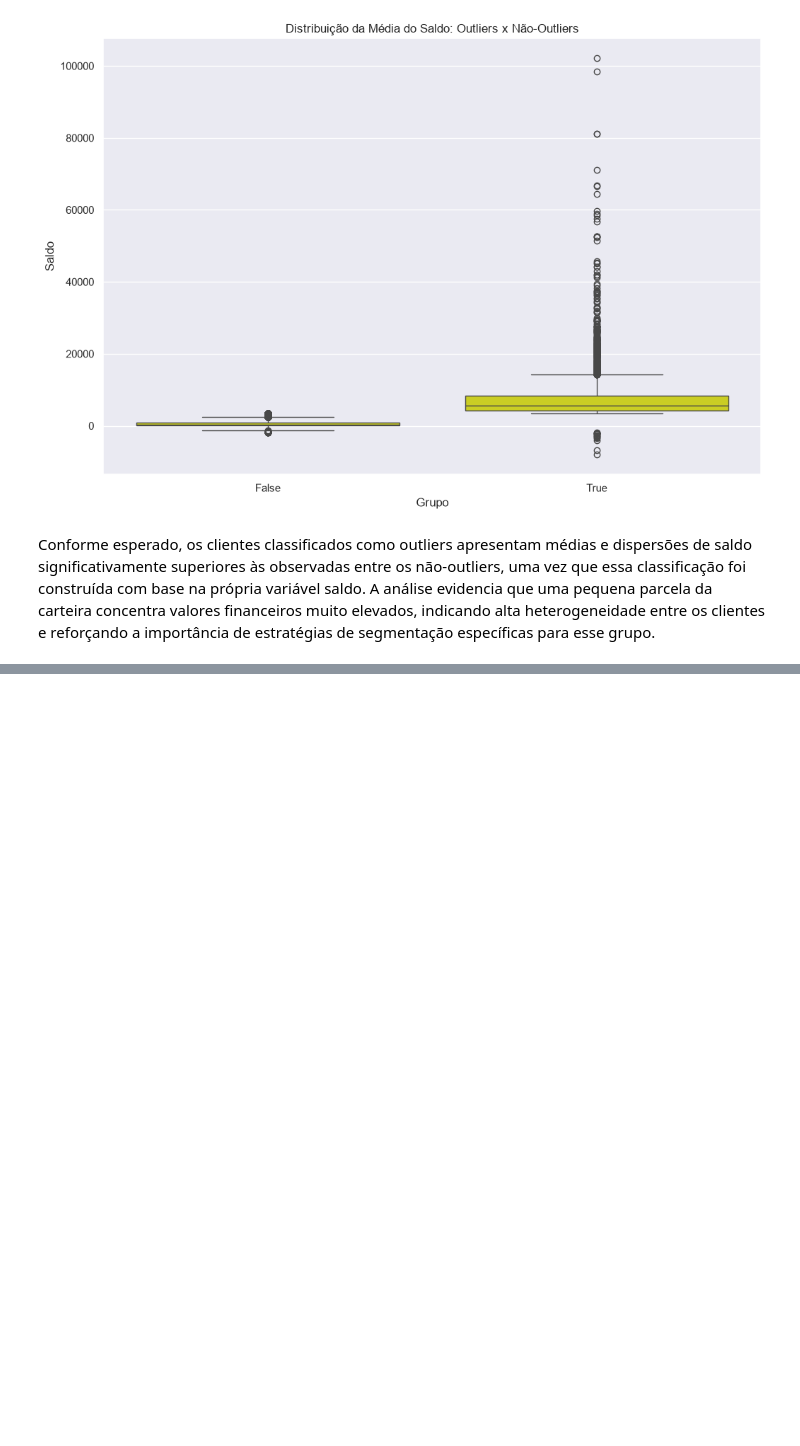
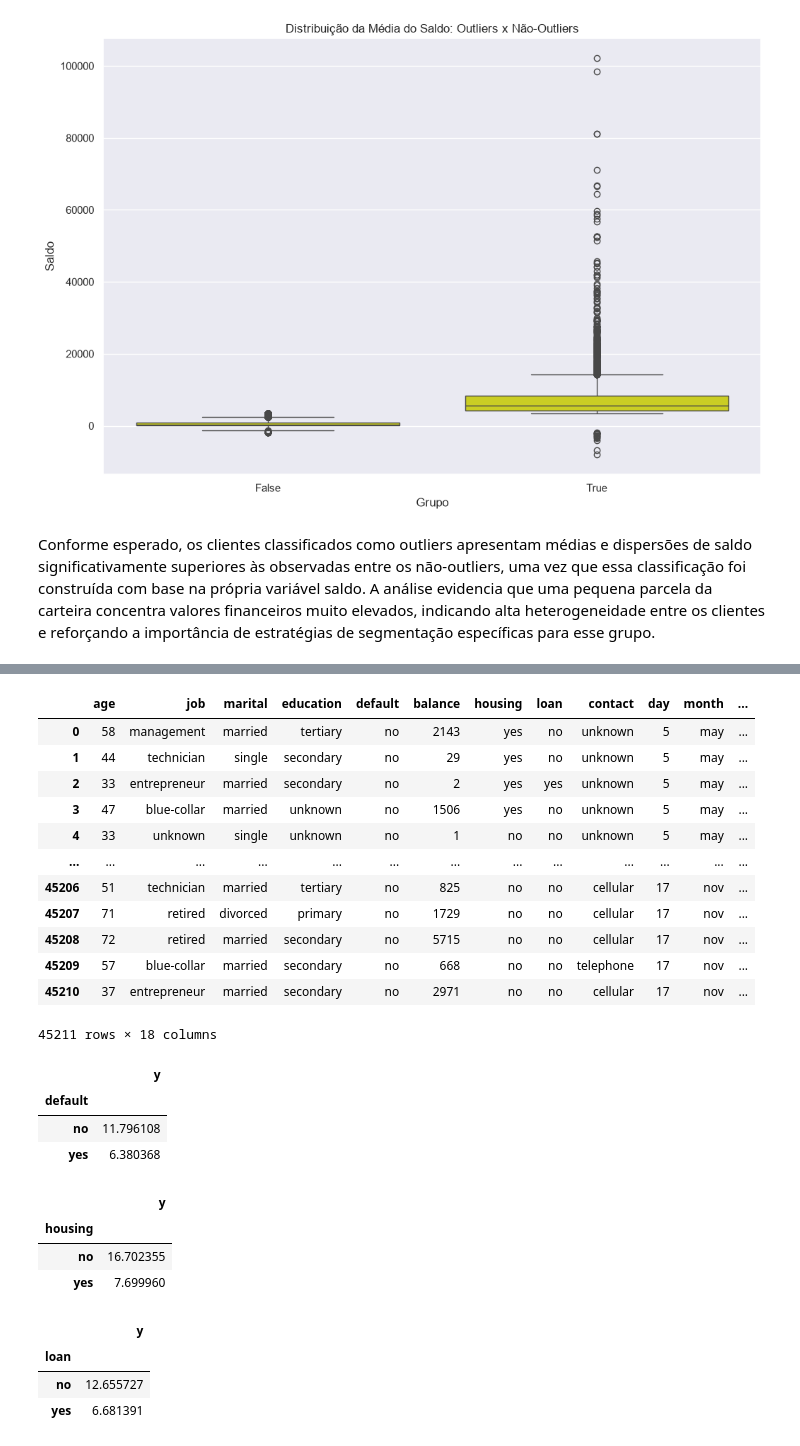
Before and after one commit to hccruz/Bank_Marketing, a Jupyter notebook: notebook/main.ipynb, the cells around one changed output, grey strips where cells are left out. Drawn from its saved outputs; the diff is of its cells as text; code cells hidden in the pictures; blank space fills up the shorter version.

Commit message:
Demonstrado a proporção de aquisição do produto

```diff
--- a/notebook/main.ipynb
+++ b/notebook/main.ipynb
@@ -475,0 +637,71 @@ Conforme esperado, os clientes classificados como outliers apresentam médias e
+# %%
+df_novo['y'] = df_novo['y'].map(
+    {
+        'yes': 1,
+        'no': 0
+    }
+)
+
+df_novo
+# %% [output]
+|  | age | job | marital | education | default | balance | housing | loan | contact | day | month | ... |
+| 0 | 58 | management | married | tertiary | no | 2143 | yes | no | unknown | 5 | may | ... |
+| 1 | 44 | technician | single | secondary | no | 29 | yes | no | unknown | 5 | may | ... |
+| 2 | 33 | entrepreneur | married | secondary | no | 2 | yes | yes | unknown | 5 | may | ... |
+| 3 | 47 | blue-collar | married | unknown | no | 1506 | yes | no | unknown | 5 | may | ... |
+| 4 | 33 | unknown | single | unknown | no | 1 | no | no | unknown | 5 | may | ... |
+| ... | ... | ... | ... | ... | ... | ... | ... | ... | ... | ... | ... | ... |
+| 45206 | 51 | technician | married | tertiary | no | 825 | no | no | cellular | 17 | nov | ... |
+| 45207 | 71 | retired | divorced | primary | no | 1729 | no | no | cellular | 17 | nov | ... |
+| 45208 | 72 | retired | married | secondary | no | 5715 | no | no | cellular | 17 | nov | ... |
+| 45209 | 57 | blue-collar | married | secondary | no | 668 | no | no | telephone | 17 | nov | ... |
+| 45210 | 37 | entrepreneur | married | secondary | no | 2971 | no | no | cellular | 17 | nov | ... |
+45211 rows × 18 columns
+# %%
+# Porporção de Aquisição do Produto por Inadimplência
+
+proporcao_inadimplencia = pd.pivot_table(
+    df_novo,
+    index='default',
+    values='y',
+    aggfunc='mean'
+) * 100
+
+proporcao_inadimplencia
+# %% [output]
+|  | y |
+| default |  |
+| no | 11.796108 |
+| yes | 6.380368 |
+# %%
+# Porporção de Aquisição do Produto por Posse de Casa
+
+proporcao_posse_casa = pd.pivot_table(
+    df_novo,
+    index='housing',
+    values='y',
+    aggfunc='mean'
+) * 100
+
+proporcao_posse_casa
+# %% [output]
+|  | y |
+| housing |  |
+| no | 16.702355 |
+| yes | 7.699960 |
+# %%
+# Porporção de Aquisição do Produto por Empréstimo
+
+proporcao_emprestimo = pd.pivot_table(
+    df_novo,
+    index='loan',
+    values='y',
+    aggfunc='mean'
+) * 100
+
+proporcao_emprestimo
+# %% [output]
+|  | y |
+| loan |  |
+| no | 12.655727 |
+| yes | 6.681391 |
```
Also changed, not shown: parts of 13 cells of this notebook.
